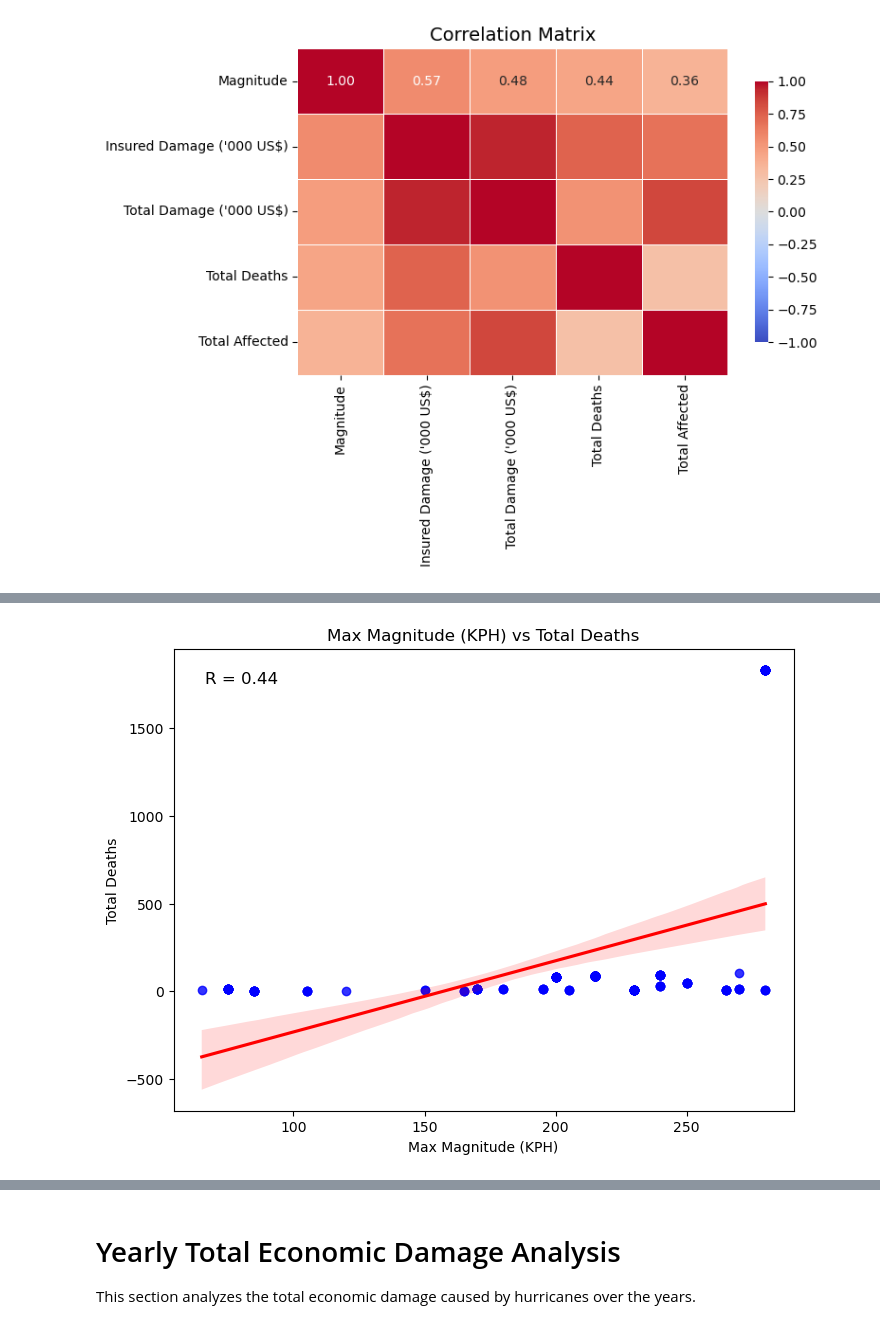
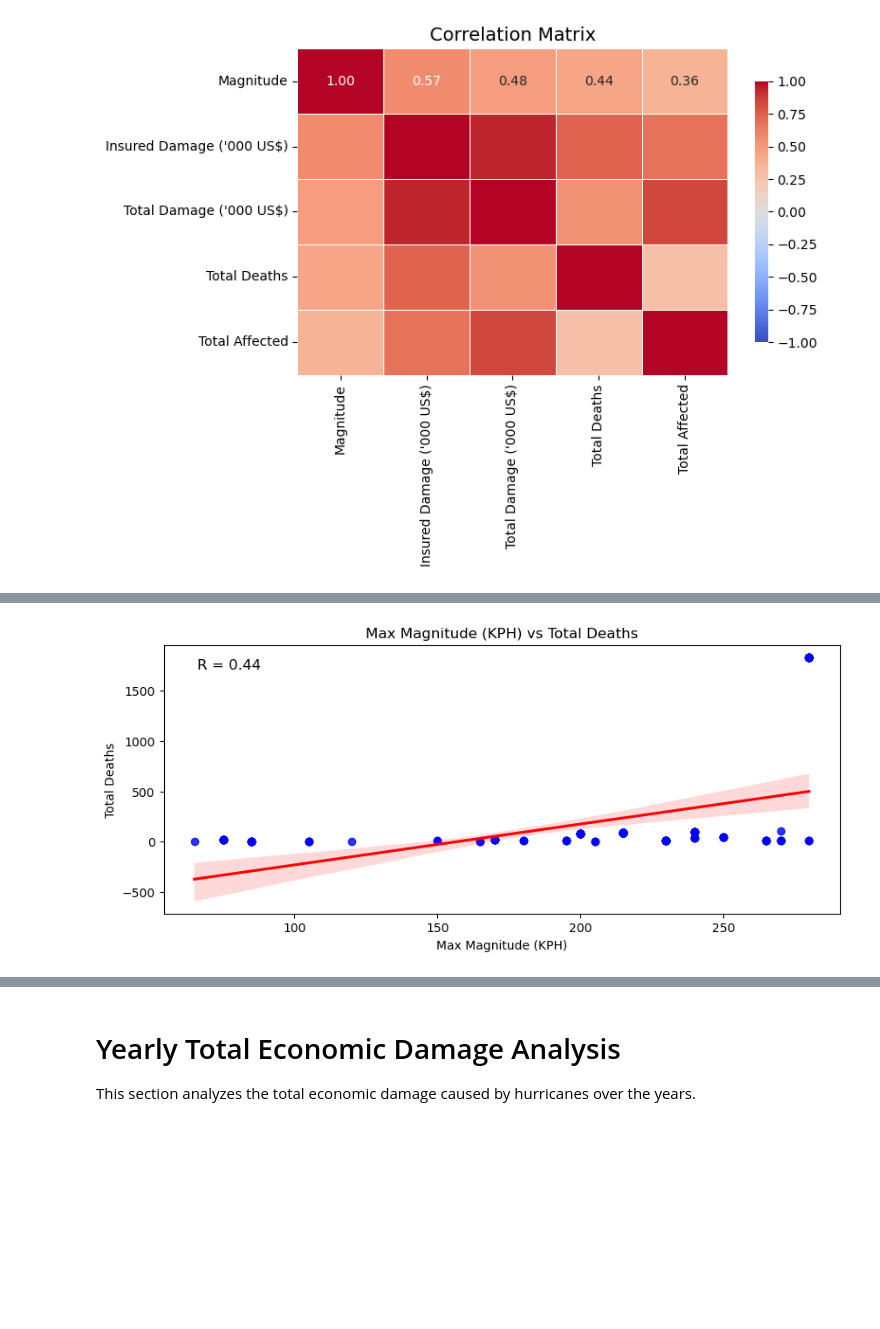
Before and after one commit to endoplasmicosmic/Hurricanes-Economic-Social-Impact, a Jupyter notebook: Hurricane Impact Analysis.ipynb, the cells around one changed output, grey strips where cells are left out. Cells and saved outputs as stored; diff of their text form; code cells hidden in the pictures; blank space fills up the shorter version.

```diff
--- a/Hurricane Impact Analysis.ipynb
+++ b/Hurricane Impact Analysis.ipynb
@@ -632,20 +622,20 @@ plt.show()
 # %%
 # Visualze possible correlation between magnitude and total deaths
 # Generate an R value
 corr_coefficient, _ = pearsonr(emdat_data_map['Magnitude'], emdat_data_map['Total Deaths'])
 # Plot data and plot R value
-plt.figure(figsize=(8, 6))
+plt.figure(figsize=(10, 4))
 sns.regplot(data=emdat_data_map, x='Magnitude', y='Total Deaths', scatter_kws={'color': 'blue'}, line_kws={'color': 'red'})
 plt.text(
     0.05, 0.95, f'R = {corr_coefficient:.2f}',
     transform=plt.gca().transAxes,
     fontsize=12,
     verticalalignment='top'
 )
 plt.title('Max Magnitude (KPH) vs Total Deaths')
 plt.xlabel('Max Magnitude (KPH)')
 plt.ylabel('Total Deaths')
 #plt.savefig('Images/Max_Magnitude_Total_Deaths.png')
 plt.show()
 # %% [output]
-[figure, old version]
+[figure, new version]
```
Also changed, not shown: parts of 3 cells of this notebook, 4 other files.
